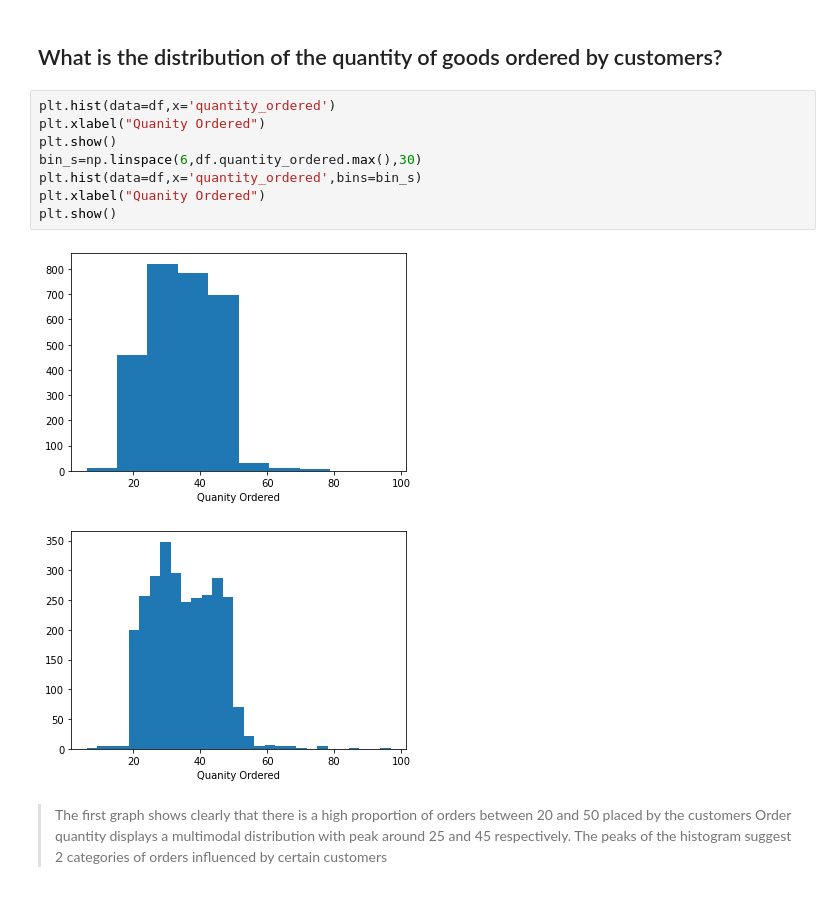
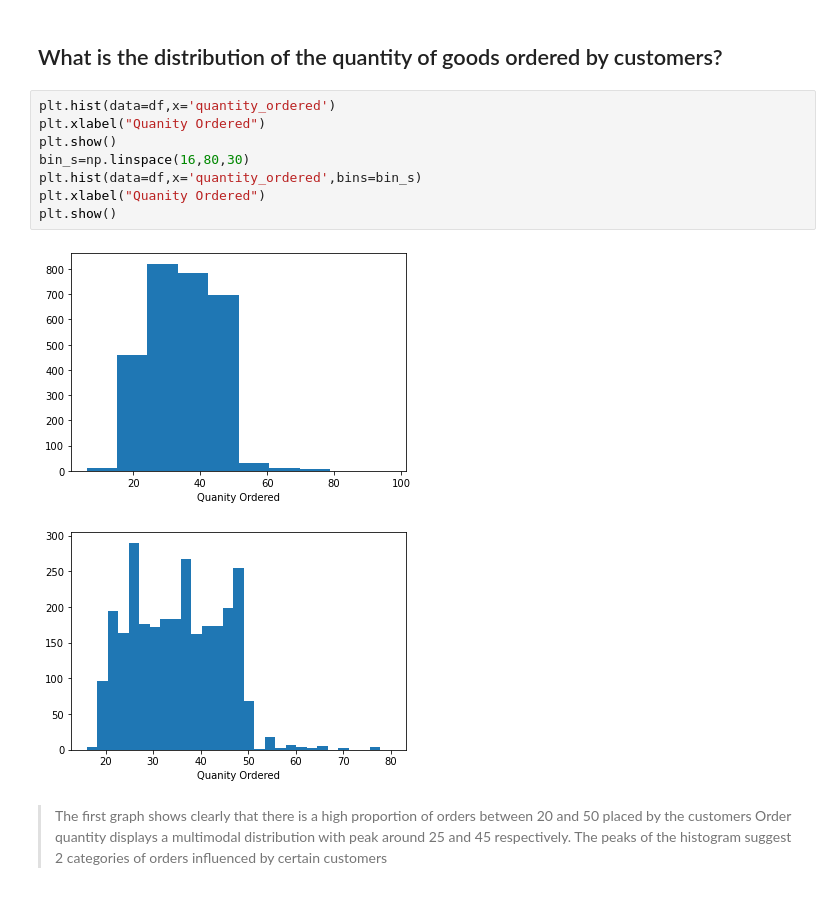
Before and after one commit to Biob-scientist/Sales_analytics, a Jupyter notebook: sales_exploratory_analysis.ipynb, the cells around one changed output. Saved outputs shown, nothing was run; the diff lists cells and outputs as text.

```diff
--- a/sales_exploratory_analysis.ipynb
+++ b/sales_exploratory_analysis.ipynb
@@ -195,14 +227,14 @@ plt.show()
 # %%
 plt.hist(data=df,x='quantity_ordered')
 plt.xlabel("Quanity Ordered")
 plt.show()
-bin_s=np.linspace(6,df.quantity_ordered.max(),30)
+bin_s=np.linspace(16,80,30)
 plt.hist(data=df,x='quantity_ordered',bins=bin_s)
 plt.xlabel("Quanity Ordered")
 plt.show()
 # %% [output]
 [figure]
-[figure, old version]
+[figure, new version]
 # %% [markdown]
 > The first graph shows clearly that there is a high proportion of orders between 20 and 50 placed by the customers
 > Order quantity displays a multimodal distribution with peak around 25 and 45 respectively. The peaks of the histogram suggest 2 categories of orders influenced by certain customers
```
Also changed, not shown: parts of 30 cells of this notebook.
